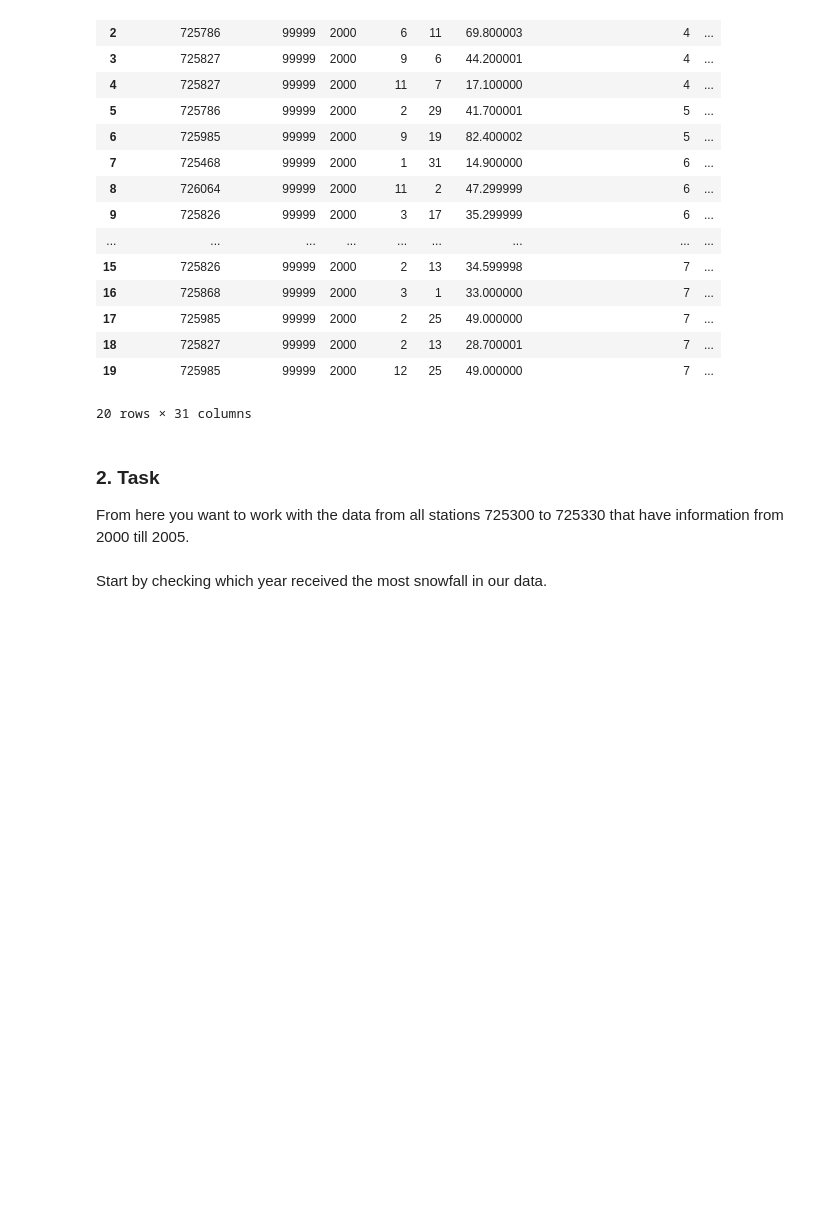
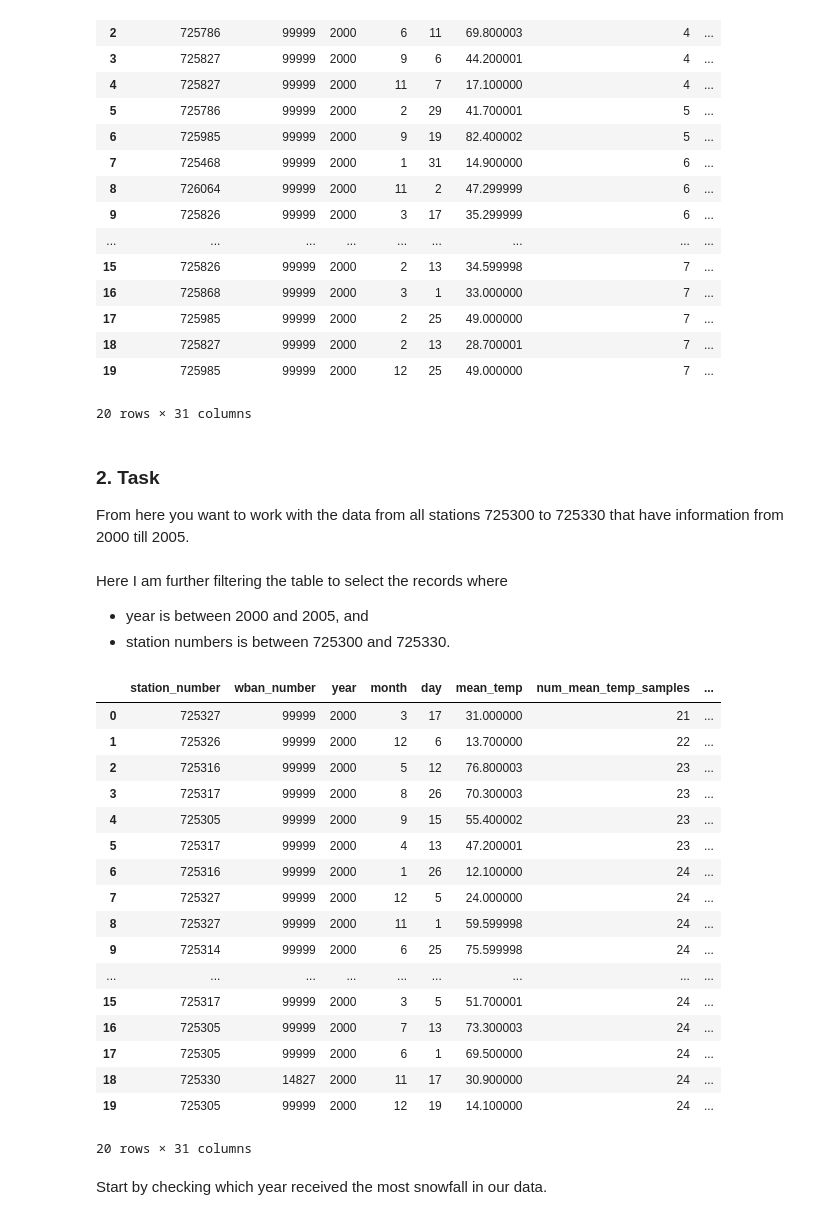
Before and after one commit to rajeevkarthika/coding_challenge, a Jupyter notebook: Coding_Challenge.ipynb, the cells around one changed output. Cells and saved outputs as stored; diff of their text form; code cells hidden in the pictures; blank space fills up the shorter version.

```diff
--- a/Coding_Challenge.ipynb
+++ b/Coding_Challenge.ipynb
@@ -73,2 +72,33 @@ From here you want to work with the data from all stations 725300 to 725330 that
+# %% [markdown]
+Here I am further filtering the table to select the records where
+- year is between 2000 and 2005, and
+- station numbers is between 725300 and 725330.
+# %%
+%%bigquery --project coding-challenge-459917
+SELECT
+*,
+FROM `bigquery-public-data.samples.gsod`
+WHERE (year BETWEEN 2000 AND 2005)
+  AND (station_number BETWEEN 725300 AND 725330)
+LIMIT 20;
+# %% [output]
+|  | station_number | wban_number | year | month | day | mean_temp | num_mean_temp_samples | ... |
+| 0 | 725327 | 99999 | 2000 | 3 | 17 | 31.000000 | 21 | ... |
+| 1 | 725326 | 99999 | 2000 | 12 | 6 | 13.700000 | 22 | ... |
+| 2 | 725316 | 99999 | 2000 | 5 | 12 | 76.800003 | 23 | ... |
+| 3 | 725317 | 99999 | 2000 | 8 | 26 | 70.300003 | 23 | ... |
+| 4 | 725305 | 99999 | 2000 | 9 | 15 | 55.400002 | 23 | ... |
+| 5 | 725317 | 99999 | 2000 | 4 | 13 | 47.200001 | 23 | ... |
+| 6 | 725316 | 99999 | 2000 | 1 | 26 | 12.100000 | 24 | ... |
+| 7 | 725327 | 99999 | 2000 | 12 | 5 | 24.000000 | 24 | ... |
+| 8 | 725327 | 99999 | 2000 | 11 | 1 | 59.599998 | 24 | ... |
+| 9 | 725314 | 99999 | 2000 | 6 | 25 | 75.599998 | 24 | ... |
+| ... | ... | ... | ... | ... | ... | ... | ... | ... |
+| 15 | 725317 | 99999 | 2000 | 3 | 5 | 51.700001 | 24 | ... |
+| 16 | 725305 | 99999 | 2000 | 7 | 13 | 73.300003 | 24 | ... |
+| 17 | 725305 | 99999 | 2000 | 6 | 1 | 69.500000 | 24 | ... |
+| 18 | 725330 | 14827 | 2000 | 11 | 17 | 30.900000 | 24 | ... |
+| 19 | 725305 | 99999 | 2000 | 12 | 19 | 14.100000 | 24 | ... |
+20 rows × 31 columns
 # %% [markdown]
 Start by checking which year received the most snowfall in our data.
```
Also changed, not shown: parts of 12 cells of this notebook.
